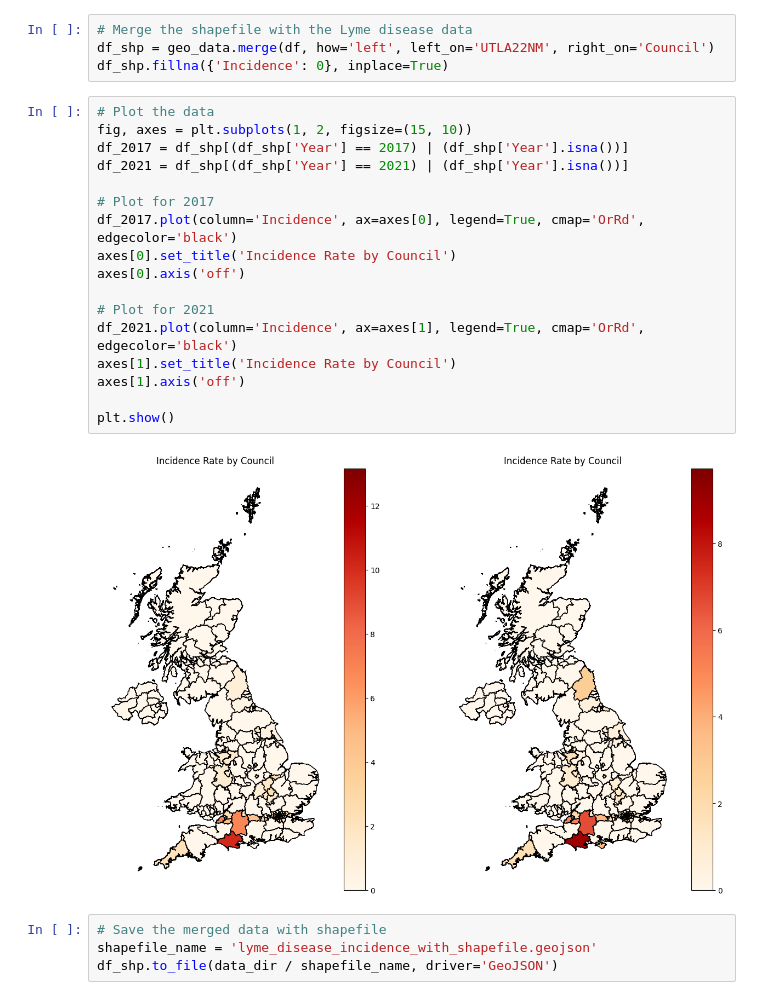
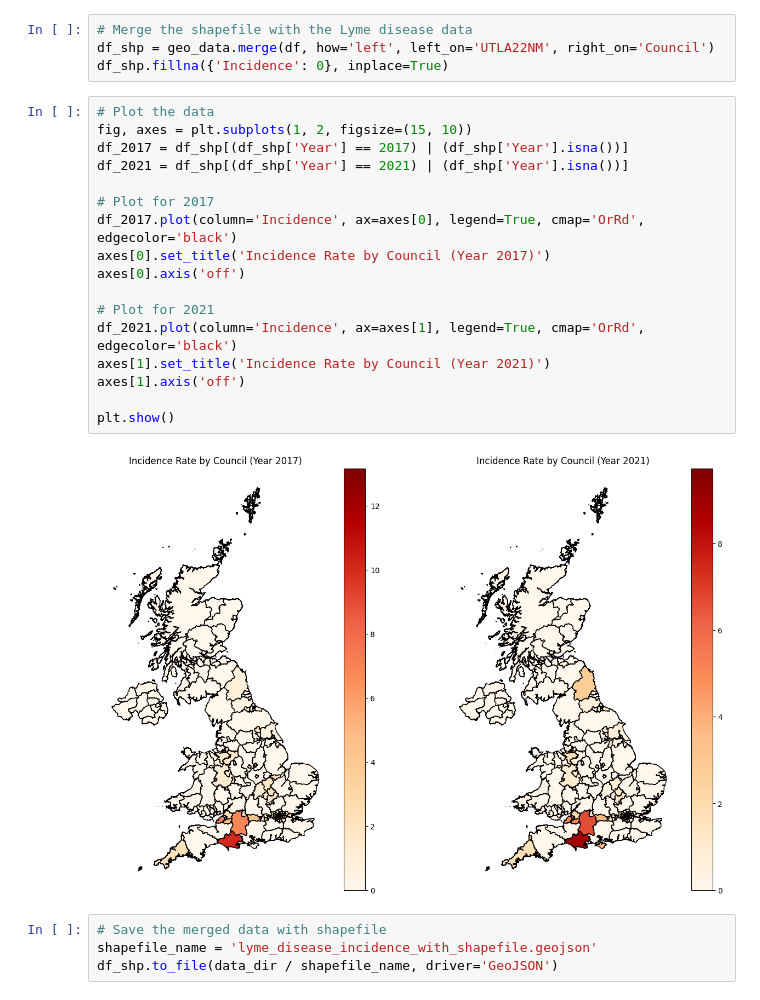
Before and after one commit to Ivazzi/lyme-disease-forecasting, a Jupyter notebook: notebooks/01_EDA.ipynb, the cells around one changed output. Saved outputs shown, nothing was run; the diff lists cells and outputs as text.

```diff
--- a/notebooks/01_EDA.ipynb
+++ b/notebooks/01_EDA.ipynb
@@ -73,22 +73,22 @@ df_shp.fillna({'Incidence': 0}, inplace=True)
 # %%
 # Plot the data
 fig, axes = plt.subplots(1, 2, figsize=(15, 10))
 df_2017 = df_shp[(df_shp['Year'] == 2017) | (df_shp['Year'].isna())]
 df_2021 = df_shp[(df_shp['Year'] == 2021) | (df_shp['Year'].isna())]
 
 # Plot for 2017
 df_2017.plot(column='Incidence', ax=axes[0], legend=True, cmap='OrRd', edgecolor='black')
-axes[0].set_title('Incidence Rate by Council')
+axes[0].set_title('Incidence Rate by Council (Year 2017)')
 axes[0].axis('off')
 
 # Plot for 2021
 df_2021.plot(column='Incidence', ax=axes[1], legend=True, cmap='OrRd', edgecolor='black')
-axes[1].set_title('Incidence Rate by Council')
+axes[1].set_title('Incidence Rate by Council (Year 2021)')
 axes[1].axis('off')
 
 plt.show()
 # %% [output]
-[figure, old version]
+[figure, new version]
 # %%
 # Save the merged data with shapefile
 shapefile_name = 'lyme_disease_incidence_with_shapefile.geojson'
```
Also changed, not shown: 4 other files.
